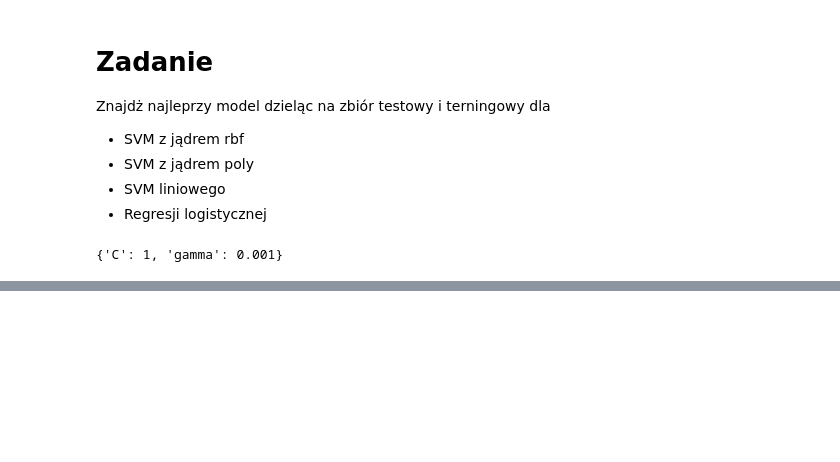
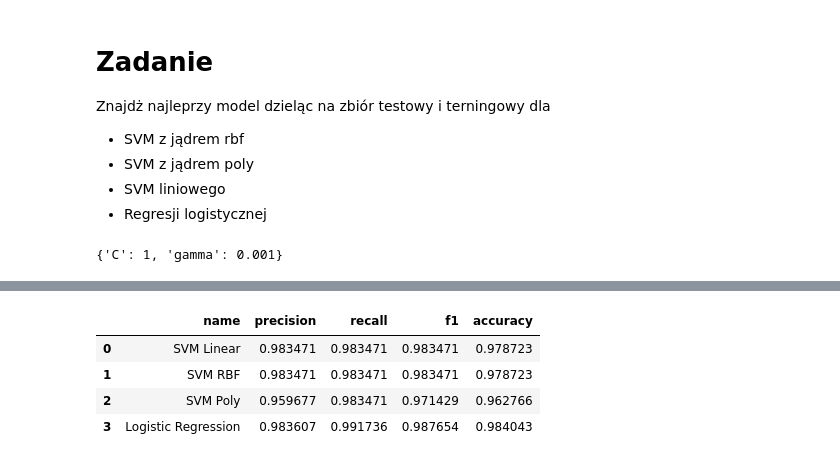
Before and after one commit to KrystianJachna/AI, a Jupyter notebook: cw8/AD_Z08_A_Stratified_GridSearchCV.ipynb, the cells around one changed output, grey strips where cells are left out. Cells and saved outputs as stored; diff of their text form; code cells hidden in the pictures; blank space fills up the shorter version.

```diff
--- a/cw8/AD_Z08_A_Stratified_GridSearchCV.ipynb
+++ b/cw8/AD_Z08_A_Stratified_GridSearchCV.ipynb
@@ -161,0 +181,8 @@ df
+# %%
+df.head()
+# %% [output]
+|  | name | precision | recall | f1 | accuracy |
+| 0 | SVM Linear | 0.983471 | 0.983471 | 0.983471 | 0.978723 |
+| 1 | SVM RBF | 0.983471 | 0.983471 | 0.983471 | 0.978723 |
+| 2 | SVM Poly | 0.959677 | 0.983471 | 0.971429 | 0.962766 |
+| 3 | Logistic Regression | 0.983607 | 0.991736 | 0.987654 | 0.984043 |
```
Also changed, not shown: parts of 14 cells of this notebook.
